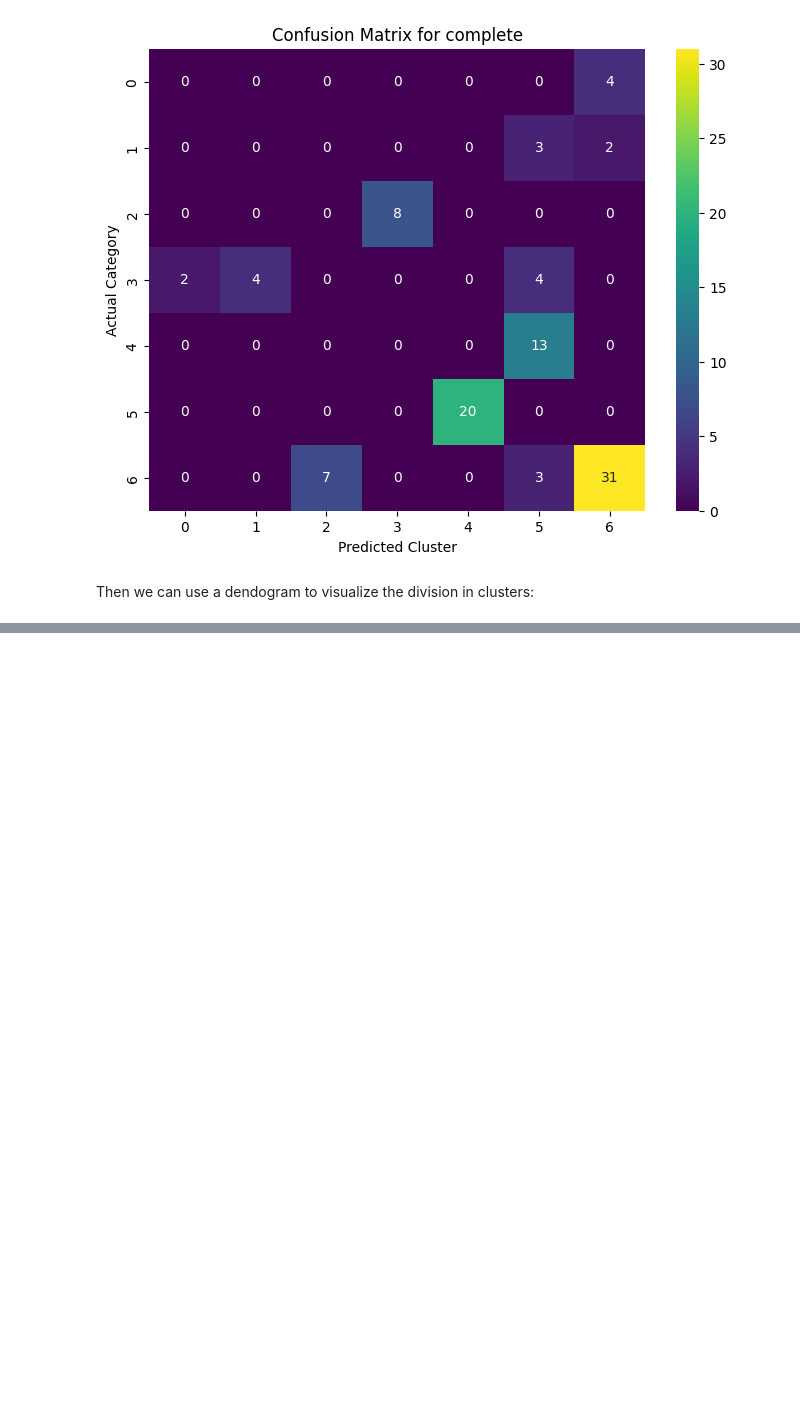
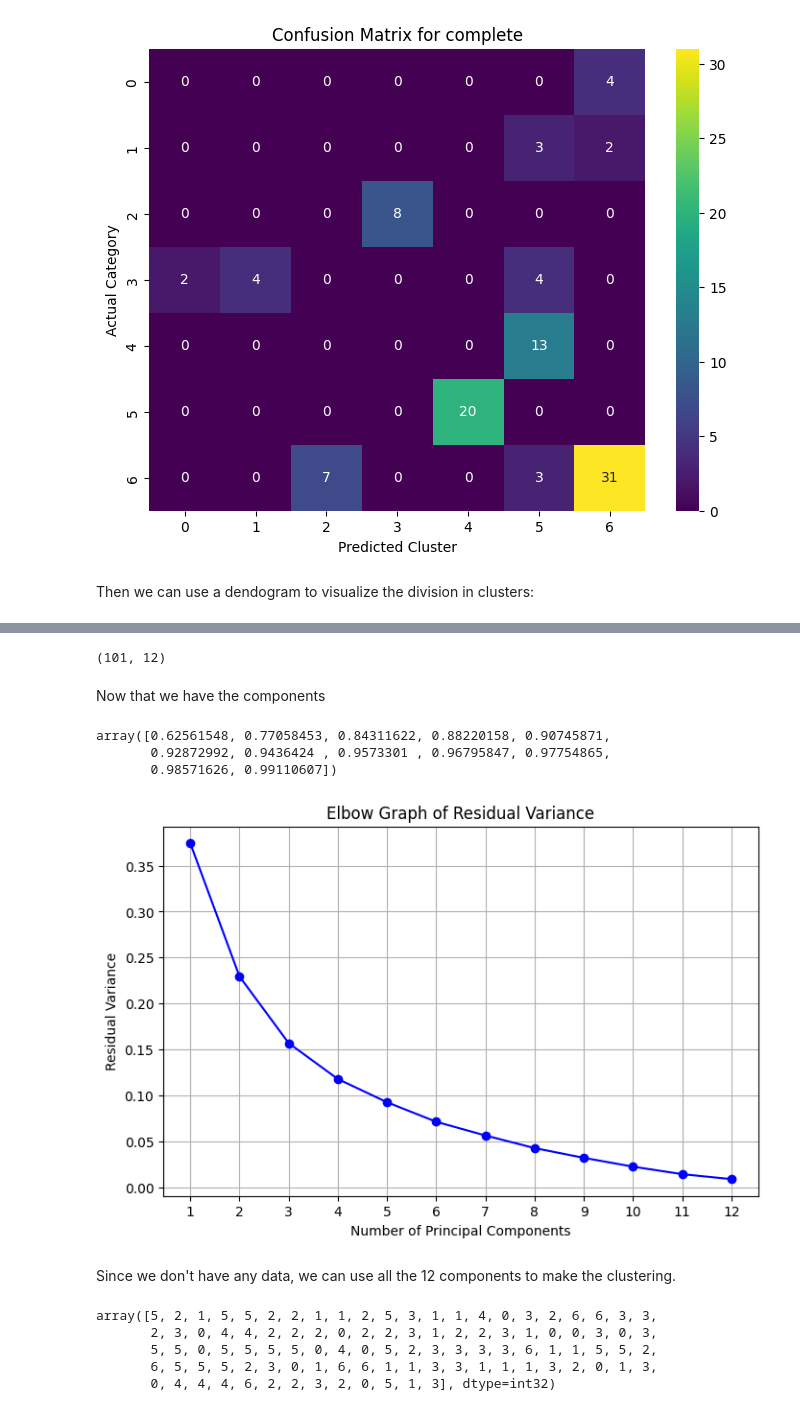
Before and after one commit to b8niiii/project, a Jupyter notebook: animal_notebook.ipynb, the cells around one changed output, grey strips where cells are left out. Cells and saved outputs as stored; diff of their text form; code cells hidden in the pictures; blank space fills up the shorter version.

Commit message:
Implemented PCA + K-Means

```diff
--- a/animal_notebook.ipynb
+++ b/animal_notebook.ipynb
@@ -299,0 +308,33 @@ for col in predicted_columns:
+# %%
+# compute the covariance matrix:
+pca = PCA(12)
+pc = pca.fit_transform(df)
+pc.shape
+# %% [output]
+(101, 12)
+# %% [markdown]
+Now that we have the components
+# %%
+explained_variance_cumulative = np.cumsum(pca.explained_variance_ratio_)
+explained_variance_cumulative
+# %% [output]
+array([0.62561548, 0.77058453, 0.84311622, 0.88220158, 0.90745871,
+       0.92872992, 0.9436424 , 0.9573301 , 0.96795847, 0.97754865,
+       0.98571626, 0.99110607])
+# %%
+# Calcola la varianza residua (1 - varianza spiegata cumulativa)
+residual_variance = 1 - explained_variance_cumulative
+
+# Grafico della varianza residua all'aumentare del numero di componenti principali
+plt.figure(figsize=(8, 5))
+plt.plot(range(1, len(residual_variance) + 1), residual_variance, marker='o', linestyle='-', color='b')
+plt.xlabel('Number of Principal Components')
+plt.ylabel('Residual Variance')
+plt.title('Elbow Graph of Residual Variance')
+plt.xticks(range(1, len(residual_variance) + 1))
+plt.grid(True)
+plt.show()
+# %% [output]
+[figure, added]
+# %% [markdown]
+Since we don't have any data, we can use all the 12 components to make the clustering.
@@ -299,0 +345,8 @@ for col in predicted_columns:
+# %%
+k_means.labels_
+# %% [output]
+array([5, 2, 1, 5, 5, 2, 2, 1, 1, 2, 5, 3, 1, 1, 4, 0, 3, 2, 6, 6, 3, 3,
+       2, 3, 0, 4, 4, 2, 2, 2, 0, 2, 2, 3, 1, 2, 2, 3, 1, 0, 0, 3, 0, 3,
+       5, 5, 0, 5, 5, 5, 5, 0, 4, 0, 5, 2, 3, 3, 3, 3, 6, 1, 1, 5, 5, 2,
+       6, 5, 5, 5, 2, 3, 0, 1, 6, 6, 1, 1, 3, 3, 1, 1, 1, 3, 2, 0, 1, 3,
+       0, 4, 4, 4, 6, 2, 2, 3, 2, 0, 5, 1, 3], dtype=int32)
```
Also changed, not shown: parts of 7 cells of this notebook.
